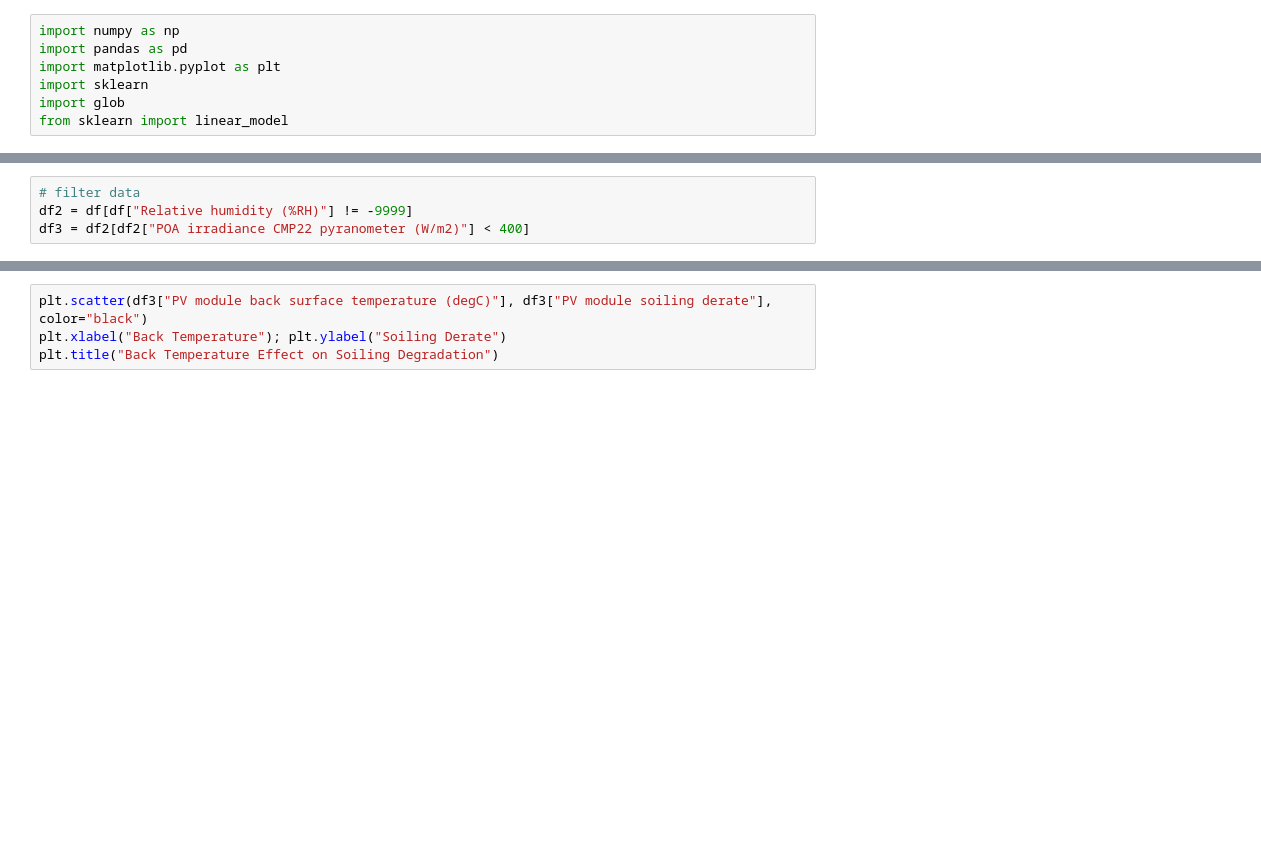
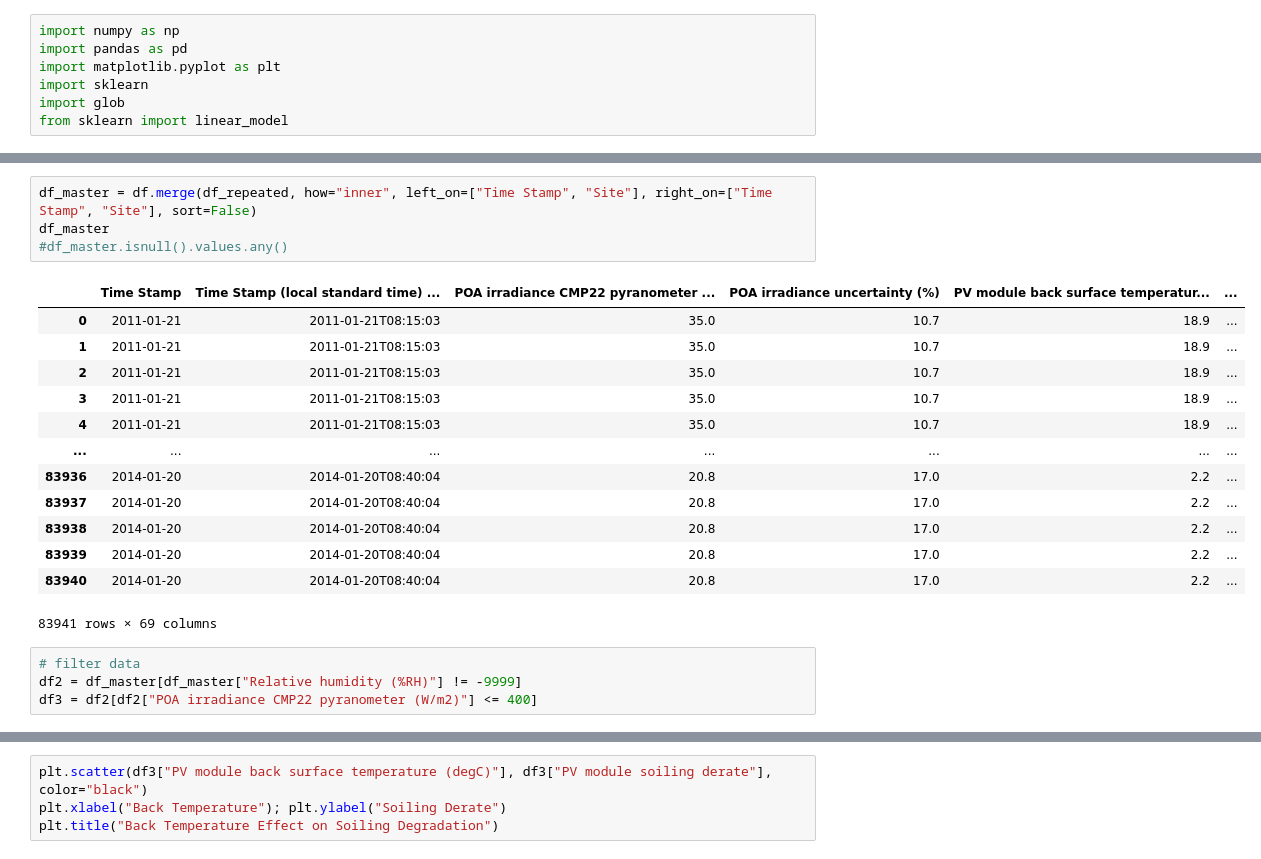
Before and after one commit to Edidas02/PV-Module-Model, a Jupyter notebook: solar-panels.ipynb, the cells around one changed output, grey strips where cells are left out. Cells and saved outputs as stored; diff of their text form; blank space fills up the shorter version.

```diff
--- a/solar-panels.ipynb
+++ b/solar-panels.ipynb
@@ -78,7 +74,25 @@ df_weather.head()
+# %%
+df_master = df.merge(df_repeated, how="inner", left_on=["Time Stamp", "Site"], right_on=["Time Stamp", "Site"], sort=False)
+df_master
+#df_master.isnull().values.any()
+# %% [output]
+|  | Time Stamp | Time Stamp (local standard time) ... | POA irradiance CMP22 pyranometer ... | POA irradiance uncertainty (%) | PV module back surface temperatur... | ... |
+| 0 | 2011-01-21 | 2011-01-21T08:15:03 | 35.0 | 10.7 | 18.9 | ... |
+| 1 | 2011-01-21 | 2011-01-21T08:15:03 | 35.0 | 10.7 | 18.9 | ... |
+| 2 | 2011-01-21 | 2011-01-21T08:15:03 | 35.0 | 10.7 | 18.9 | ... |
+| 3 | 2011-01-21 | 2011-01-21T08:15:03 | 35.0 | 10.7 | 18.9 | ... |
+| 4 | 2011-01-21 | 2011-01-21T08:15:03 | 35.0 | 10.7 | 18.9 | ... |
+| ... | ... | ... | ... | ... | ... | ... |
+| 83936 | 2014-01-20 | 2014-01-20T08:40:04 | 20.8 | 17.0 | 2.2 | ... |
+| 83937 | 2014-01-20 | 2014-01-20T08:40:04 | 20.8 | 17.0 | 2.2 | ... |
+| 83938 | 2014-01-20 | 2014-01-20T08:40:04 | 20.8 | 17.0 | 2.2 | ... |
+| 83939 | 2014-01-20 | 2014-01-20T08:40:04 | 20.8 | 17.0 | 2.2 | ... |
+| 83940 | 2014-01-20 | 2014-01-20T08:40:04 | 20.8 | 17.0 | 2.2 | ... |
+83941 rows × 69 columns
 # %%
 # filter data
-df2 = df[df["Relative humidity (%RH)"] != -9999]
-df3 = df2[df2["POA irradiance CMP22 pyranometer (W/m2)"] < 400]
+df2 = df_master[df_master["Relative humidity (%RH)"] != -9999]
+df3 = df2[df2["POA irradiance CMP22 pyranometer (W/m2)"] <= 400]
 # %%
 plt.scatter(df3["Relative humidity (%RH)"], df3["PV module soiling derate"], color="black")
 plt.xlabel("Relative Humidity"); plt.ylabel("Soiling Derate")
```
Also changed, not shown: parts of 13 cells of this notebook.
